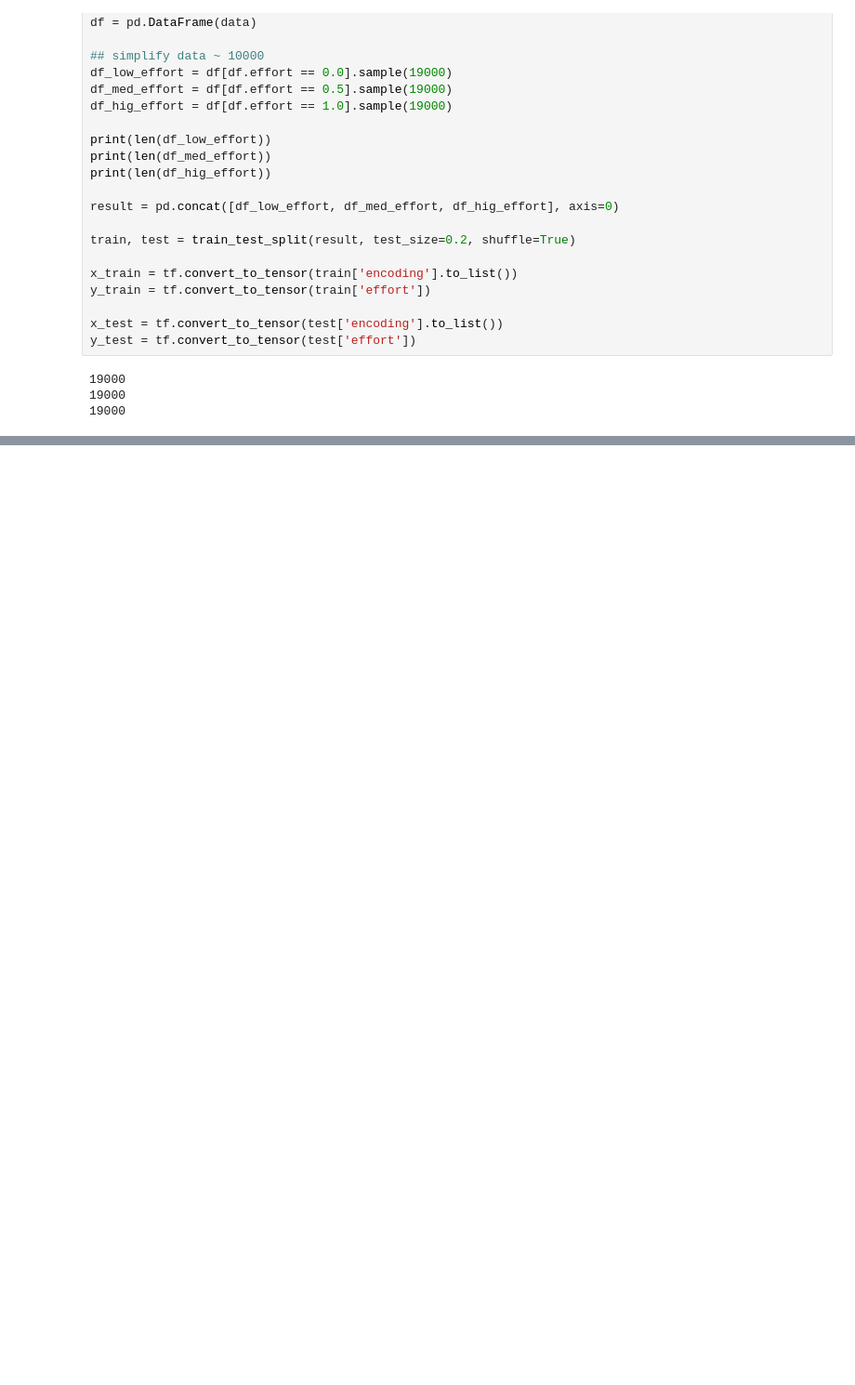
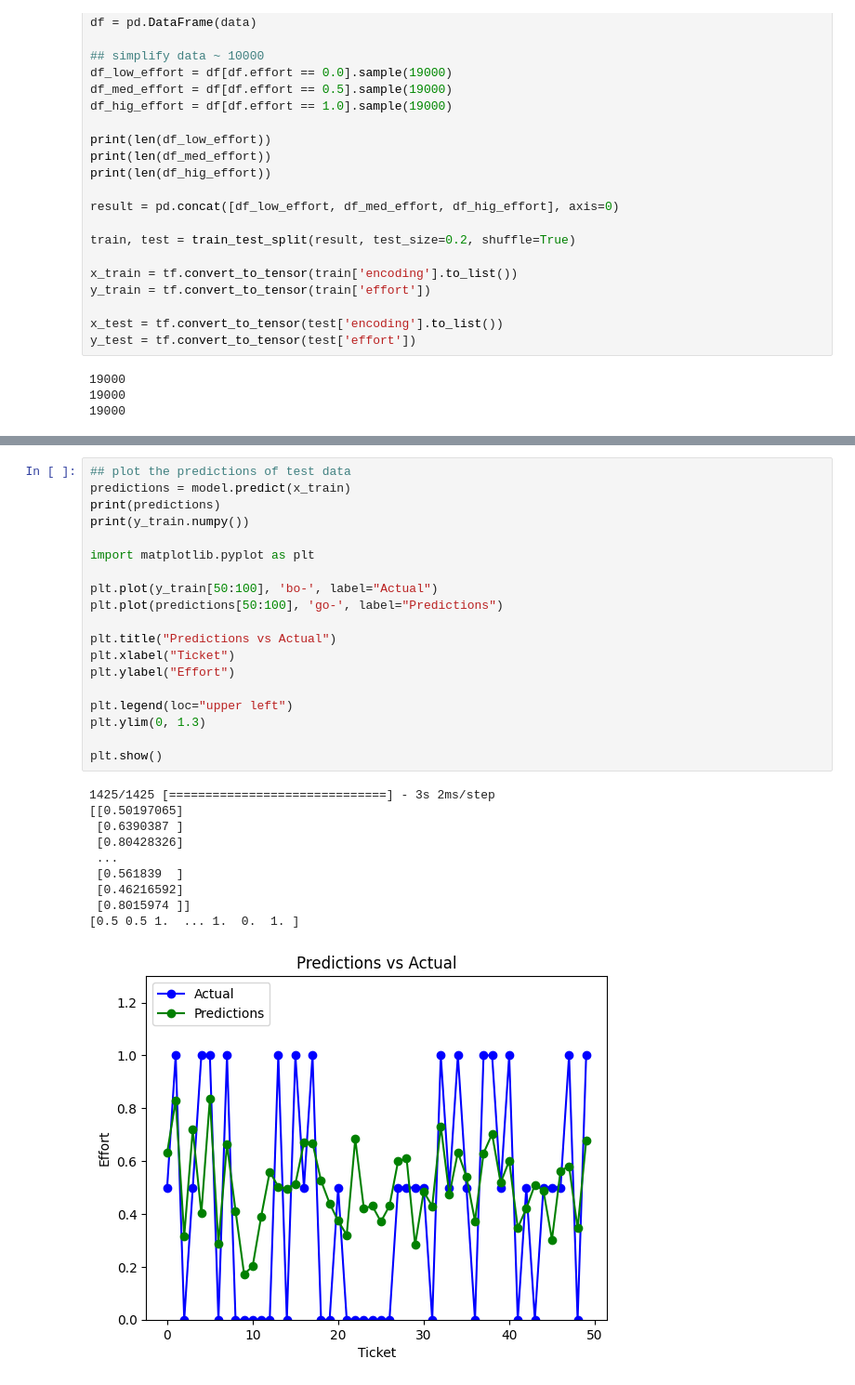
Before and after one commit to jakecomp/Jira_Oracle, a Jupyter notebook: NN.ipynb, the cells around one changed output, grey strips where cells are left out. Shown at 93% size. Drawn from its saved outputs; the diff is of its cells as text; blank space fills up the shorter version.

```diff
--- a/NN.ipynb
+++ b/NN.ipynb
@@ -152,0 +158,30 @@ Tested Acc:  0.4405263066291809
+# %%
+## plot the predictions of test data
+predictions = model.predict(x_train)
+print(predictions)
+print(y_train.numpy())
+
+import matplotlib.pyplot as plt
+
+plt.plot(y_train[50:100], 'bo-', label="Actual")
+plt.plot(predictions[50:100], 'go-', label="Predictions")
+
+plt.title("Predictions vs Actual")
+plt.xlabel("Ticket")
+plt.ylabel("Effort")
+
+plt.legend(loc="upper left")
+plt.ylim(0, 1.3)
+
+plt.show()
+# %% [output]
+1425/1425 [==============================] - 3s 2ms/step
+[[0.50197065]
+ [0.6390387 ]
+ [0.80428326]
+ ...
+ [0.561839  ]
+ [0.46216592]
+ [0.8015974 ]]
+[0.5 0.5 1.  ... 1.  0.  1. ]
+[figure, added]
```
Also changed, not shown: parts of 3 cells of this notebook.
